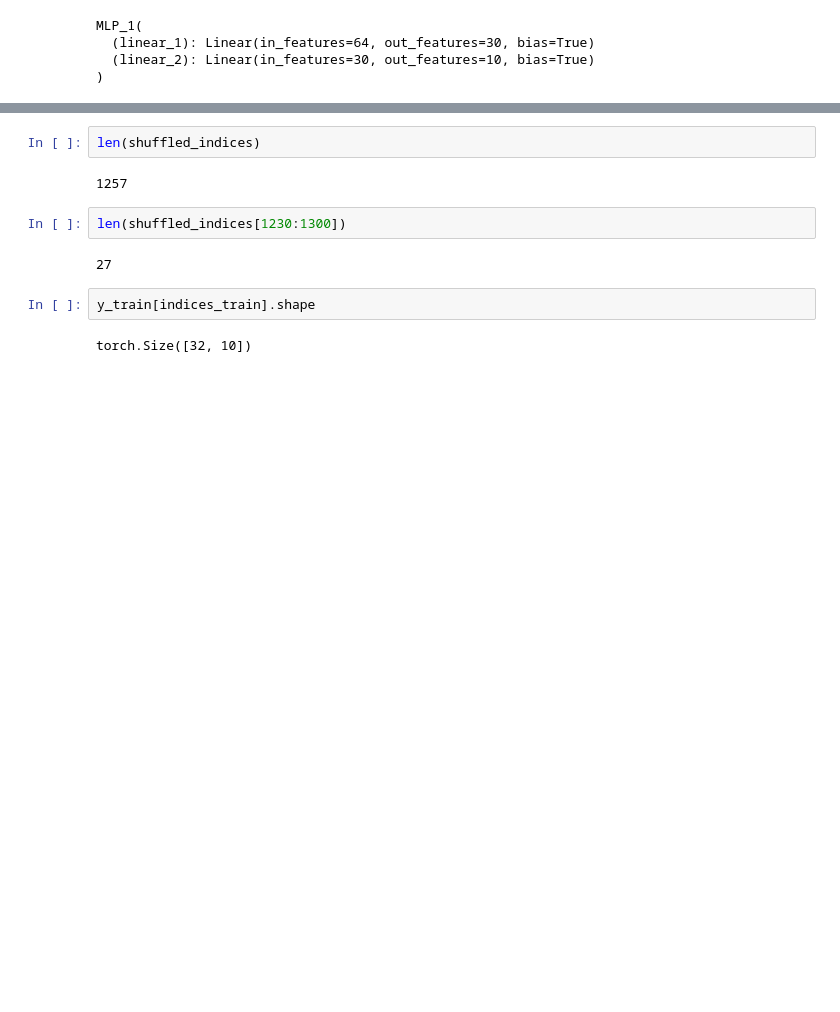
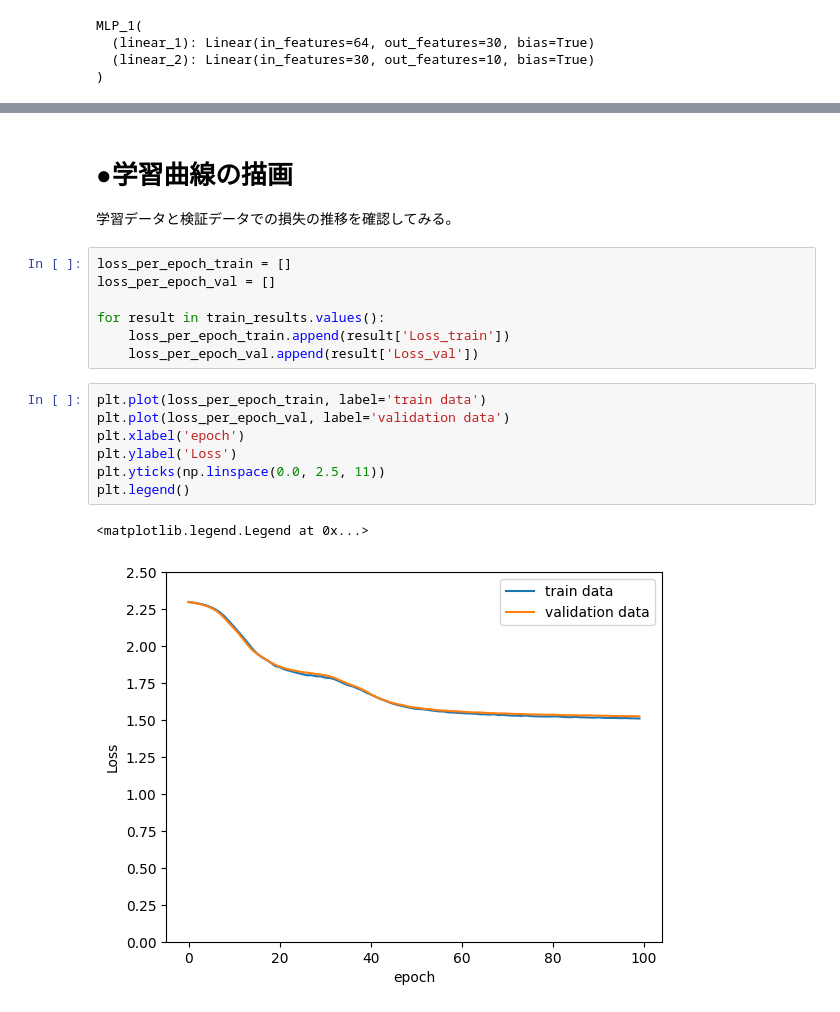
Before and after one commit to Mr-Garlic-Shrimp/TIL, a Jupyter notebook: Machine_Learning/Deep_Learning/DL_notebook-11_NN_module.ipynb, the cells around one changed output, grey strips where cells are left out. Cells and saved outputs as stored; diff of their text form; blank space fills up the shorter version.

```diff
--- a/Machine_Learning/Deep_Learning/DL_notebook-11_NN_module.ipynb
+++ b/Machine_Learning/Deep_Learning/DL_notebook-11_NN_module.ipynb
@@ -313,12 +348,20 @@ temp.grad
-# %%
-len(shuffled_indices)
-# %% [output]
-1257
-# %%
-len(shuffled_indices[1230:1300])
-# %% [output]
-27
-# %%
-y_train[indices_train].shape
-# %% [output]
-torch.Size([32, 10])
+# %% [markdown]
+# ●学習曲線の描画
+学習データと検証データでの損失の推移を確認してみる。
+# %%
+loss_per_epoch_train = []
+loss_per_epoch_val = []
+
+for result in train_results.values():
+    loss_per_epoch_train.append(result['Loss_train'])
+    loss_per_epoch_val.append(result['Loss_val'])
+# %%
+plt.plot(loss_per_epoch_train, label='train data')
+plt.plot(loss_per_epoch_val, label='validation data')
+plt.xlabel('epoch')
+plt.ylabel('Loss')
+plt.yticks(np.linspace(0.0, 2.5, 11))
+plt.legend()
+# %% [output]
+<matplotlib.legend.Legend at 0x...>
+[figure, added]
```
Also changed, not shown: parts of 5 cells of this notebook.
